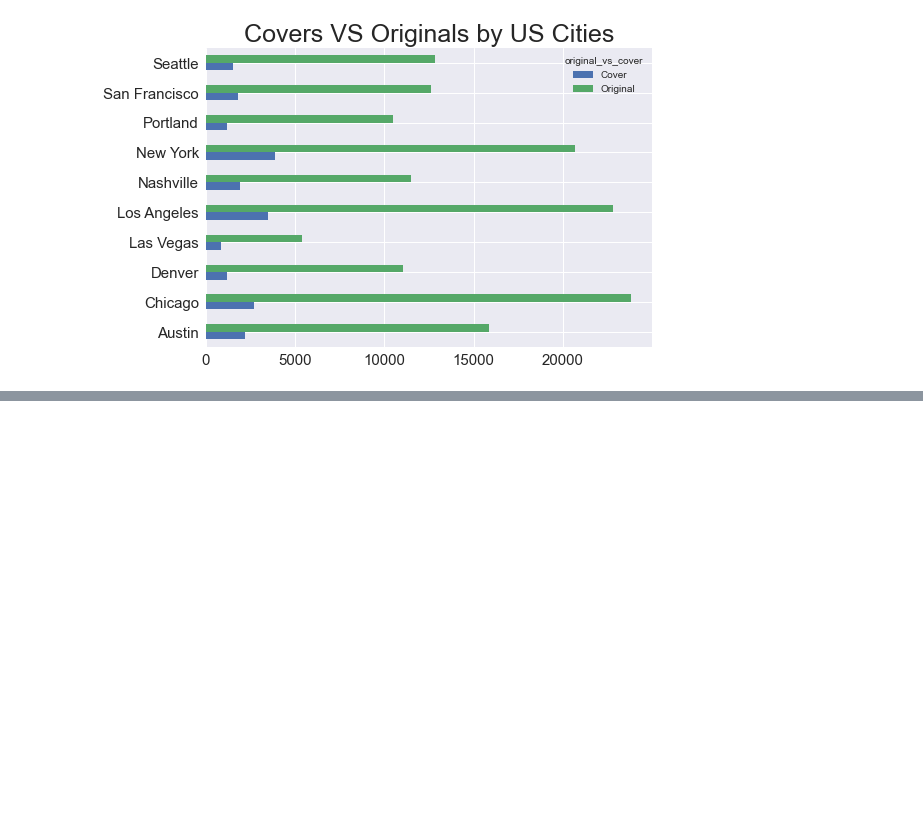
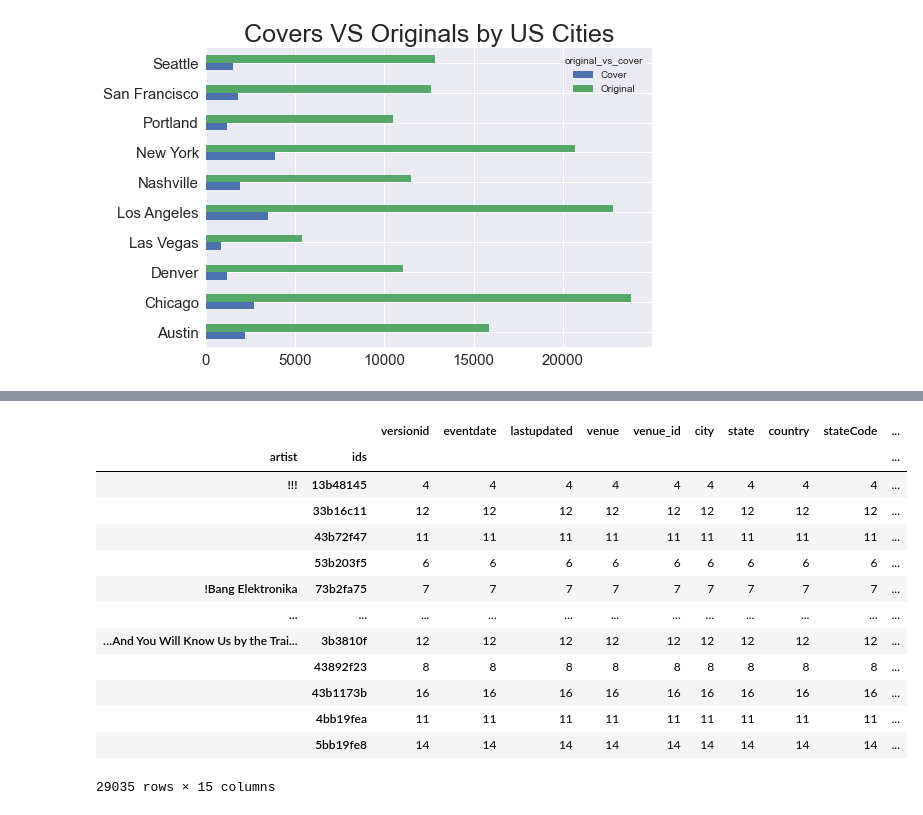
Before and after one commit to rebeccagwolfe/music_matters, a Jupyter notebook: Notebooks/MAIN_DATAFRAME.ipynb, the cells around one changed output, grey strips where cells are left out. Saved outputs shown, nothing was run; the diff lists cells and outputs as text; code cells hidden in the pictures; blank space fills up the shorter version.

```diff
--- a/Notebooks/MAIN_DATAFRAME.ipynb
+++ b/Notebooks/MAIN_DATAFRAME.ipynb
@@ -574,0 +786,18 @@ Expected end of text, found '$'  (at char 9), (line:1, col:10)
+# %%
+artists_by_show =concat.groupby(['artist','ids']).count()
+artists_by_show
+# %% [output]
+|  |  | versionid | eventdate | lastupdated | venue | venue_id | city | state | country | stateCode | ... |
+| artist | ids |  |  |  |  |  |  |  |  |  | ... |
+| !!! | 13b48145 | 4 | 4 | 4 | 4 | 4 | 4 | 4 | 4 | 4 | ... |
+|  | 33b16c11 | 12 | 12 | 12 | 12 | 12 | 12 | 12 | 12 | 12 | ... |
+|  | 43b72f47 | 11 | 11 | 11 | 11 | 11 | 11 | 11 | 11 | 11 | ... |
+|  | 53b203f5 | 6 | 6 | 6 | 6 | 6 | 6 | 6 | 6 | 6 | ... |
+| !Bang Elektronika | 73b2fa75 | 7 | 7 | 7 | 7 | 7 | 7 | 7 | 7 | 7 | ... |
+| ... | ... | ... | ... | ... | ... | ... | ... | ... | ... | ... | ... |
+| …And You Will Know Us by the Trai... | 3b3810f | 12 | 12 | 12 | 12 | 12 | 12 | 12 | 12 | 12 | ... |
+|  | 43892f23 | 8 | 8 | 8 | 8 | 8 | 8 | 8 | 8 | 8 | ... |
+|  | 43b1173b | 16 | 16 | 16 | 16 | 16 | 16 | 16 | 16 | 16 | ... |
+|  | 4bb19fea | 11 | 11 | 11 | 11 | 11 | 11 | 11 | 11 | 11 | ... |
+|  | 5bb19fe8 | 14 | 14 | 14 | 14 | 14 | 14 | 14 | 14 | 14 | ... |
+29035 rows × 15 columns
```
Also changed, not shown: parts of 89 cells of this notebook.
